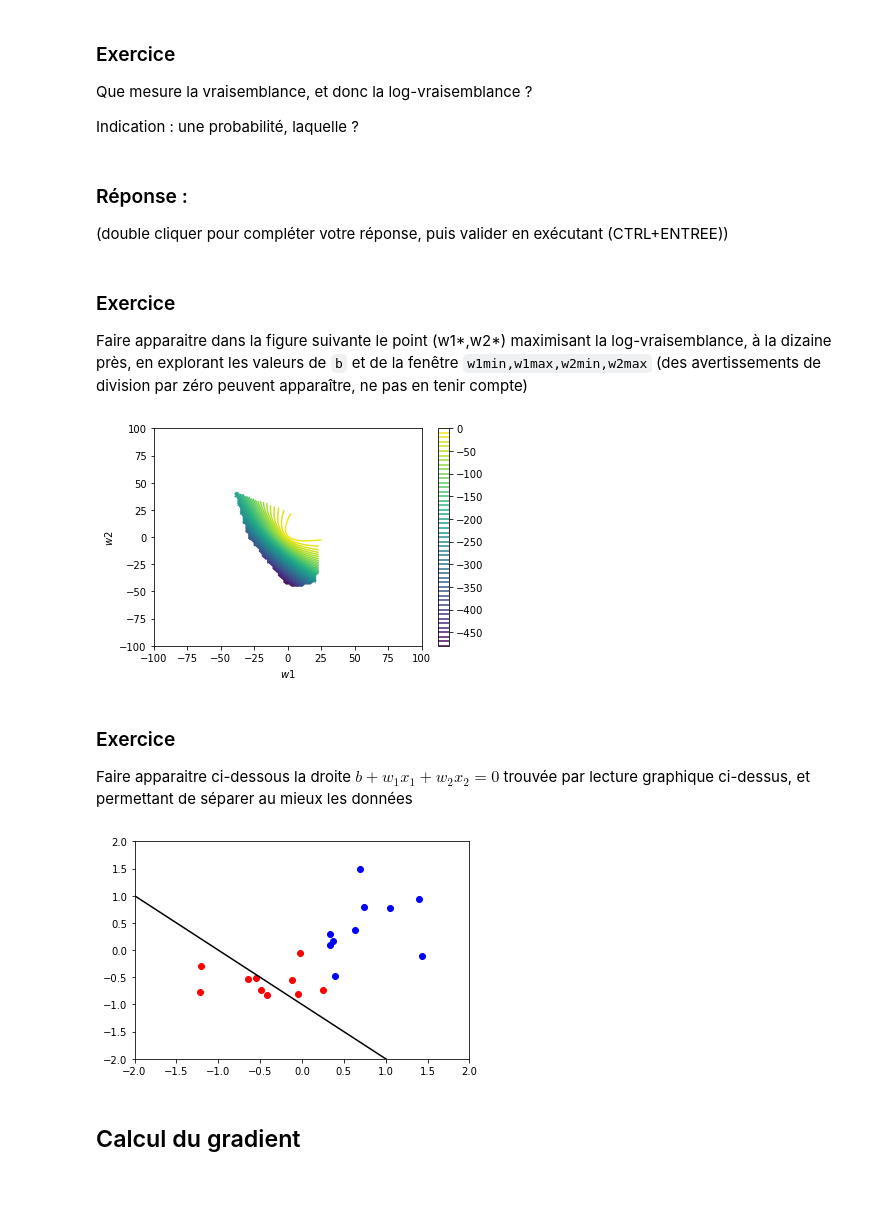
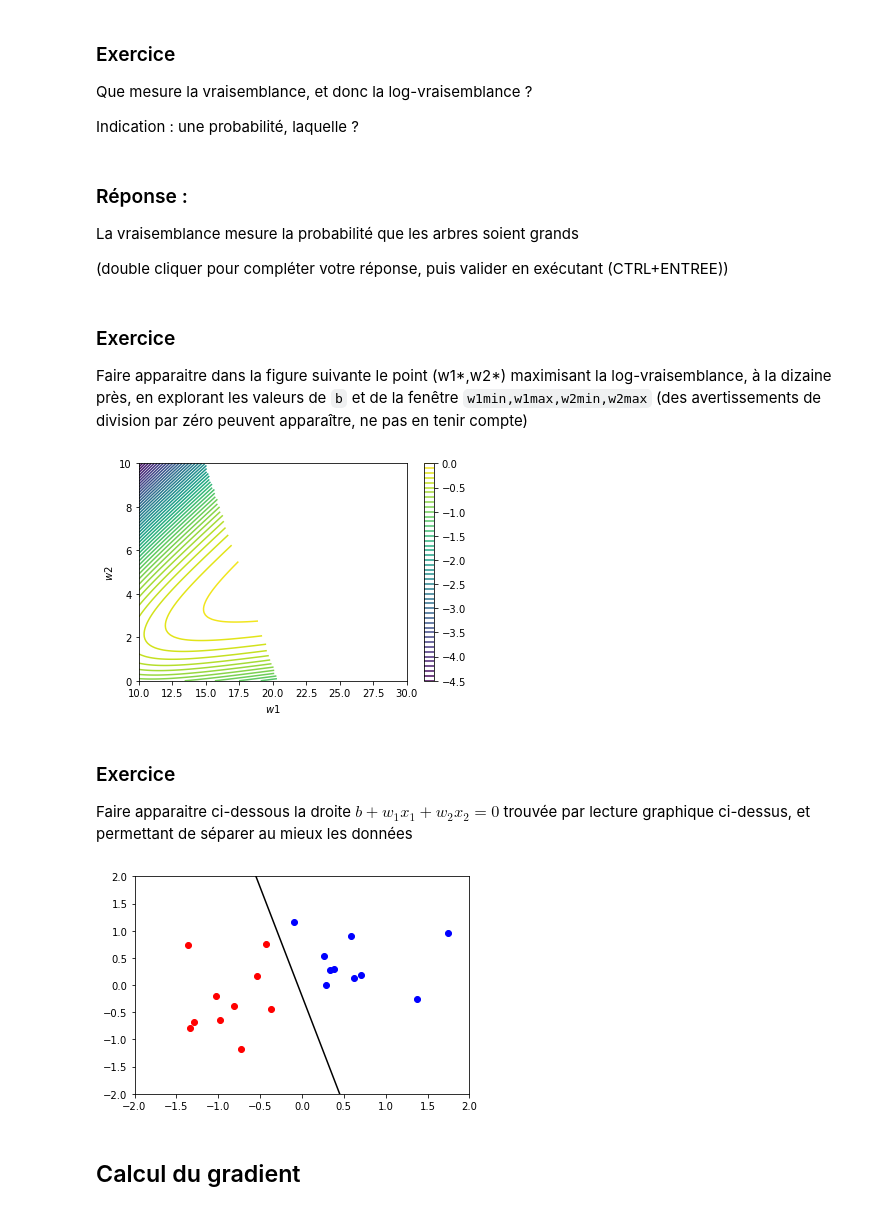
Before and after one commit to ssemirat/maths5-TP, a Jupyter notebook: TP6-vraisemblance.ipynb, the cells around one changed output. Drawn from its saved outputs; the diff is of its cells as text; code cells hidden in the pictures.

Commit message:
new file:   .ipynb_checkpoints/TP7-reseauDiag2x2-checkpoint.ipynb 	modified:   TP6-vraisemblance.ipynb 	modified:   TP7-reseauDiag2x2.ipynb

```diff
--- a/TP6-vraisemblance.ipynb
+++ b/TP6-vraisemblance.ipynb
@@ -32,7 +32,7 @@ Liste des Yj (à copier coller dans la cellule ci-dessous):
-# %%
-# Modifier en copiant collant avec les données générées aléatoirement ci-dessus
-X=np.array(Copier le tableau des X ici)
-Y=np.array(Copier le tableau des Y ici)
+# %%
+# Modifier en copiant collant avec les données générées aléatoirement ci-dessus
+X=np.array([[-0.54139596, 0.1663653 ], [ 0.38497392, 0.29226603], [-1.33735978,-0.79286683], [-1.29284494,-0.68191309], [-0.09587002, 1.15460404], [-0.72467463,-1.18076461], [-0.43172706, 0.76377998], [-0.97945086,-0.63866423], [ 0.337363  , 0.27533122], [-0.80811735,-0.39270169], [ 0.61781485, 0.12916074], [-1.02183894,-0.20800627], [ 0.59134461, 0.90292168], [-1.36031686, 0.73555023], [ 0.28849044,-0.00573173], [ 0.70554149, 0.18489408], [ 0.26086512, 0.52761918], [-0.37237938,-0.44670127], [ 1.37334382,-0.25740515], [ 1.74804526, 0.95054163]])
+Y=np.array([0,1,0,0,1,0,0,0,1,0,1,0,1,0,1,1,1,0,1,1])
 # %%
 # Visualisation des données
 
@@ -82,6 +82,8 @@ Indication : une probabilité, laquelle ?
 # %% [markdown]
 ### Réponse :
 
+La vraisemblance mesure  la probabilité que les arbres soient grands
+
 (double cliquer pour compléter votre réponse, puis valider en exécutant (CTRL+ENTREE))
 # %%
 # Définition des fonctions
@@ -143,20 +145,20 @@ en explorant les valeurs de `b` et de la fenêtre `w1min,w1max,w2min,w2max`
 # %%
 # Courbes de niveaux de la log vraisemblance selon w1,w2, pour b fixé
 # Syntaxe :
 # niveaux(b,w1min,w1max,w2min,w2max)
 
-niveaux(0,-100,100,-100,100)
+niveaux(1,10,30,0,10)
 # %% [output]
-[figure, old version]
+[figure, new version]
 # %% [markdown]
 ### Exercice
 Faire apparaitre ci-dessous la droite $b+w_1x_1+w_2x_2=0$ trouvée par lecture graphique ci-dessus, et permettant de séparer au mieux les données
 # %%
 # Représentation des données et de la droite b+w1*x1+w2*x2=0
 # Syntaxe : separation(b,w1,w2)
-separation(1,1,1)
+separation(1,20,5)
 # %% [output]
-[figure, old version]
+[figure, new version]
 # %% [markdown]
 ## Calcul du gradient
 # %% [markdown]
```
Also changed, not shown: parts of 12 cells of this notebook.
